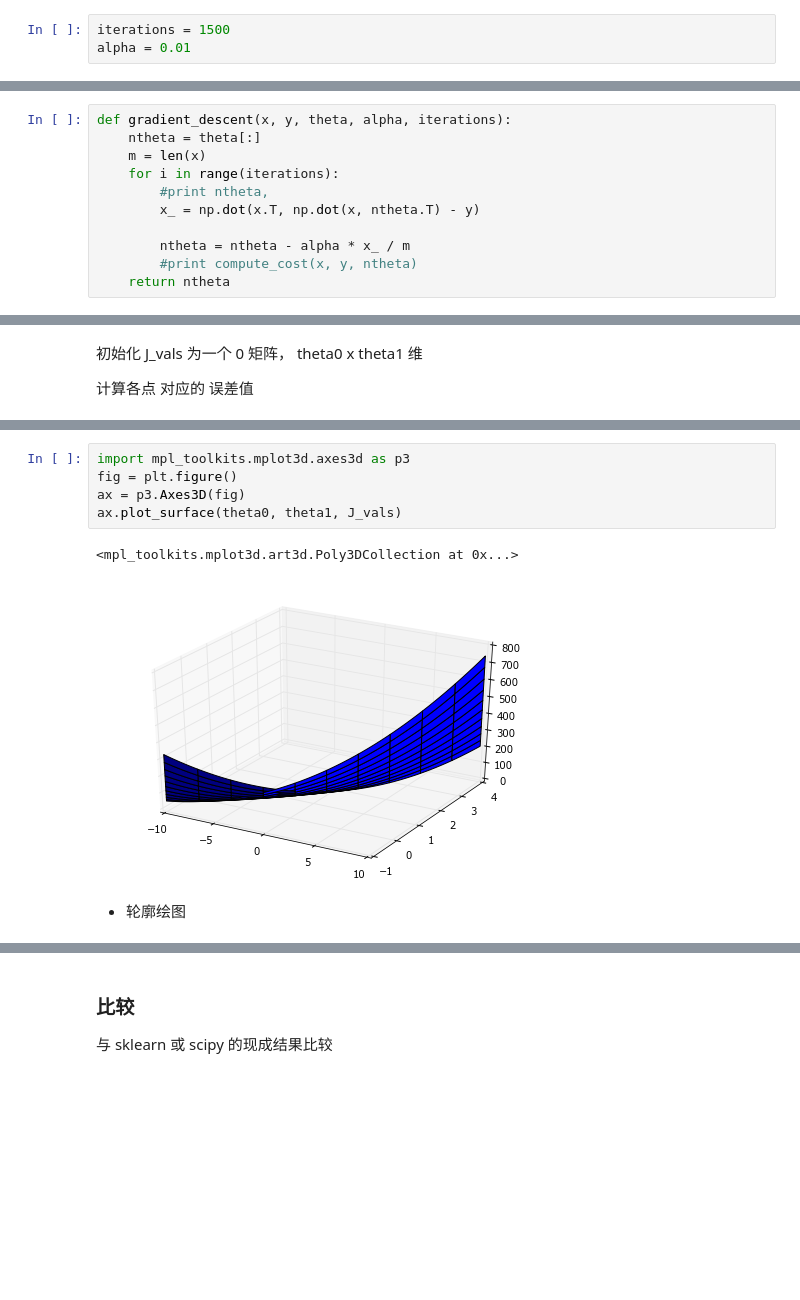
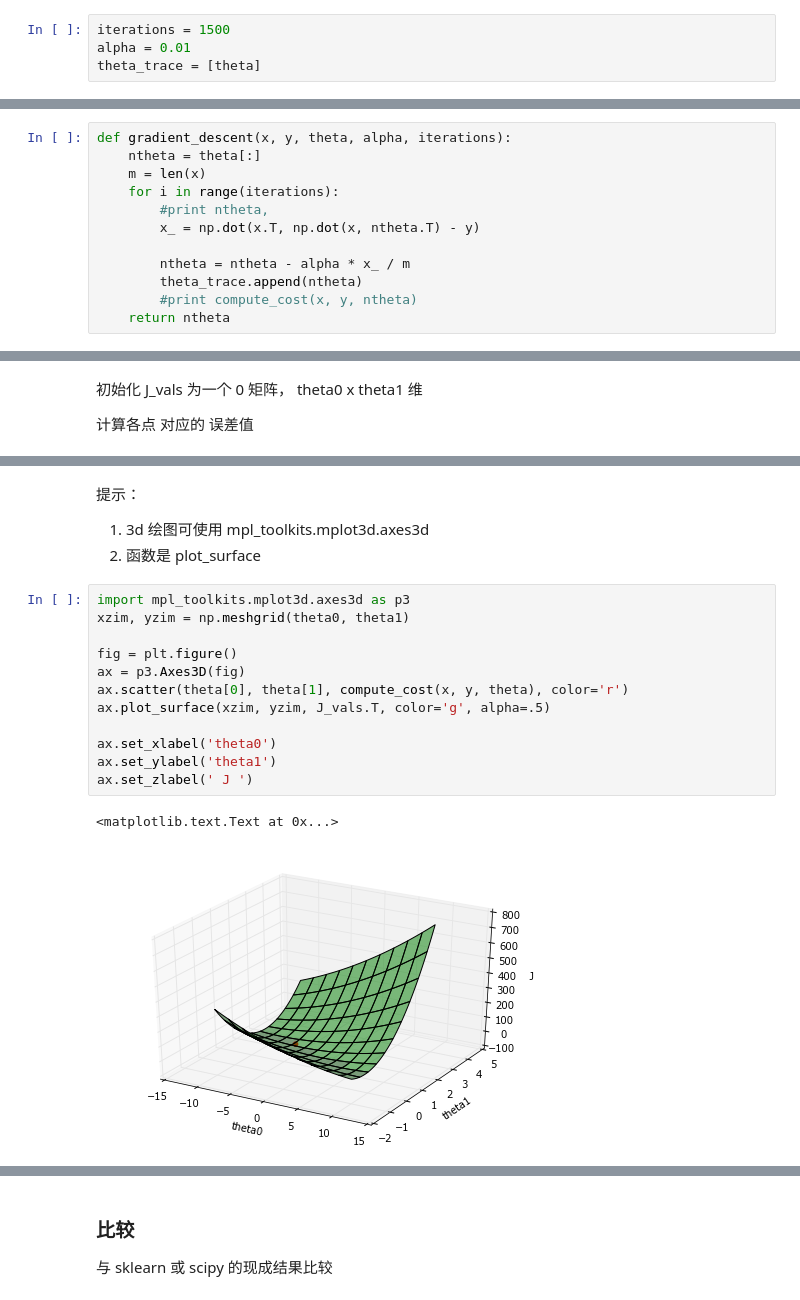
Before and after one commit to sndnyang/studylib, a Jupyter notebook: ai/ml/ng_ex1.ipynb, the cells around one changed output, grey strips where cells are left out. Drawn from its saved outputs; the diff is of its cells as text; blank space fills up the shorter version.

```diff
--- a/ai/ml/ng_ex1.ipynb
+++ b/ai/ml/ng_ex1.ipynb
@@ -112,6 +112,7 @@ print compute_cost(x, y, theta)
 # %%
 iterations = 1500
 alpha = 0.01
+theta_trace = [theta]
 # %% [markdown]
 * 运行梯度下降
 
@@ -129,6 +130,7 @@ def gradient_descent(x, y, theta, alpha, iterations):
         x_ = np.dot(x.T, np.dot(x, ntheta.T) - y)
 
         ntheta = ntheta - alpha * x_ / m
+        theta_trace.append(ntheta)
         #print compute_cost(x, y, ntheta)
     return ntheta
 # %%
@@ -188,10 +194,20 @@ for i in range(len(theta0)):
+# %% [markdown]
+提示：
+
+1. 3d 绘图可使用 mpl_toolkits.mplot3d.axes3d
+2. 函数是 plot_surface
 # %%
 import mpl_toolkits.mplot3d.axes3d as p3
+xzim, yzim = np.meshgrid(theta0, theta1)
+
 fig = plt.figure()
 ax = p3.Axes3D(fig)
-ax.plot_surface(theta0, theta1, J_vals)
+ax.scatter(theta[0], theta[1], compute_cost(x, y, theta), color='r')
+ax.plot_surface(xzim, yzim, J_vals.T, color='g', alpha=.5)
+
+ax.set_xlabel('theta0')
+ax.set_ylabel('theta1')
+ax.set_zlabel(' J ')
 # %% [output]
-<mpl_toolkits.mplot3d.art3d.Poly3DCollection at 0x...>
+<matplotlib.text.Text at 0x...>
-[figure, old version]
+[figure, new version]
-# %% [markdown]
-* 轮廓绘图
```
Also changed, not shown: parts of 12 cells of this notebook, 1 other file.
